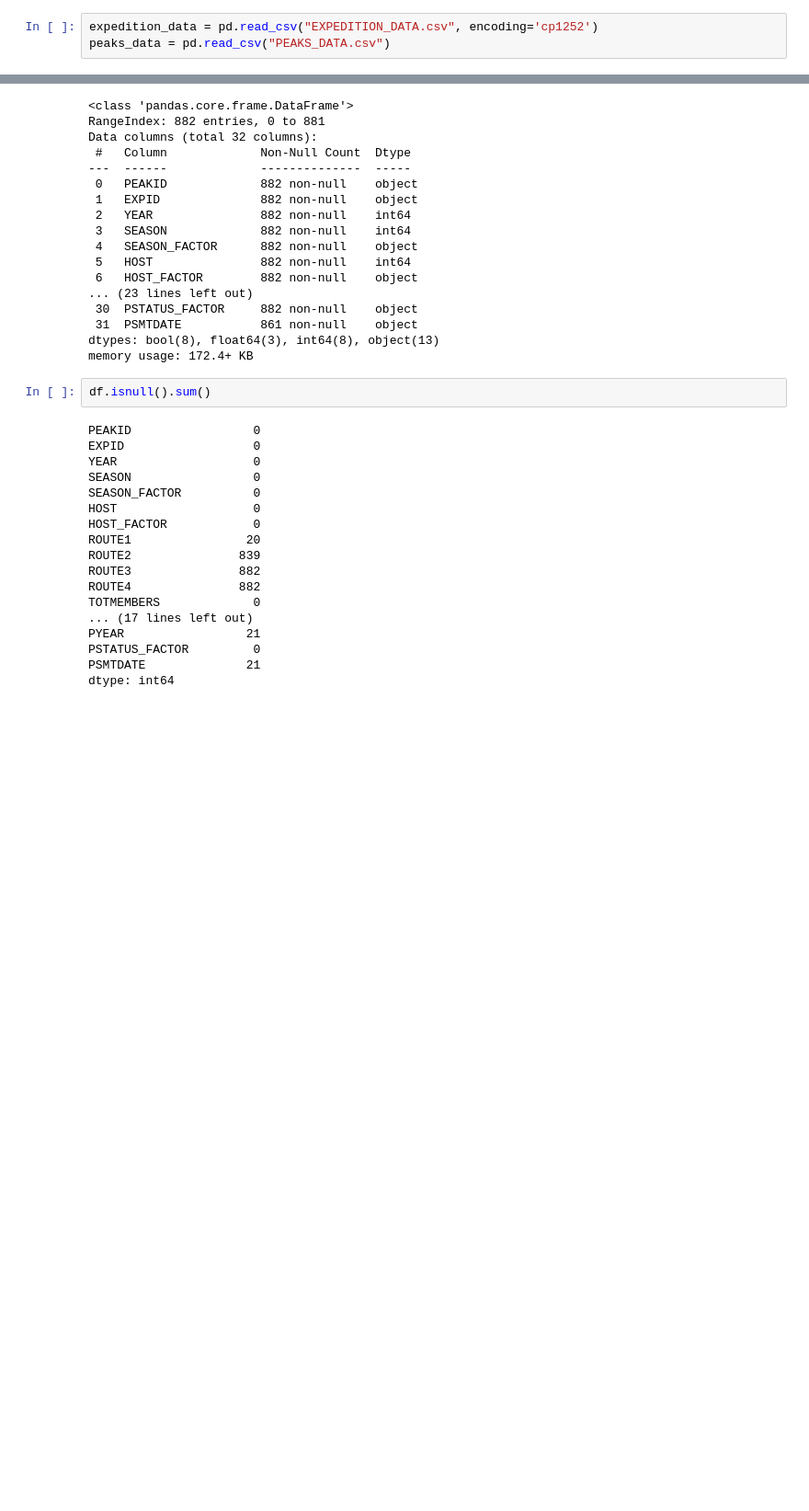
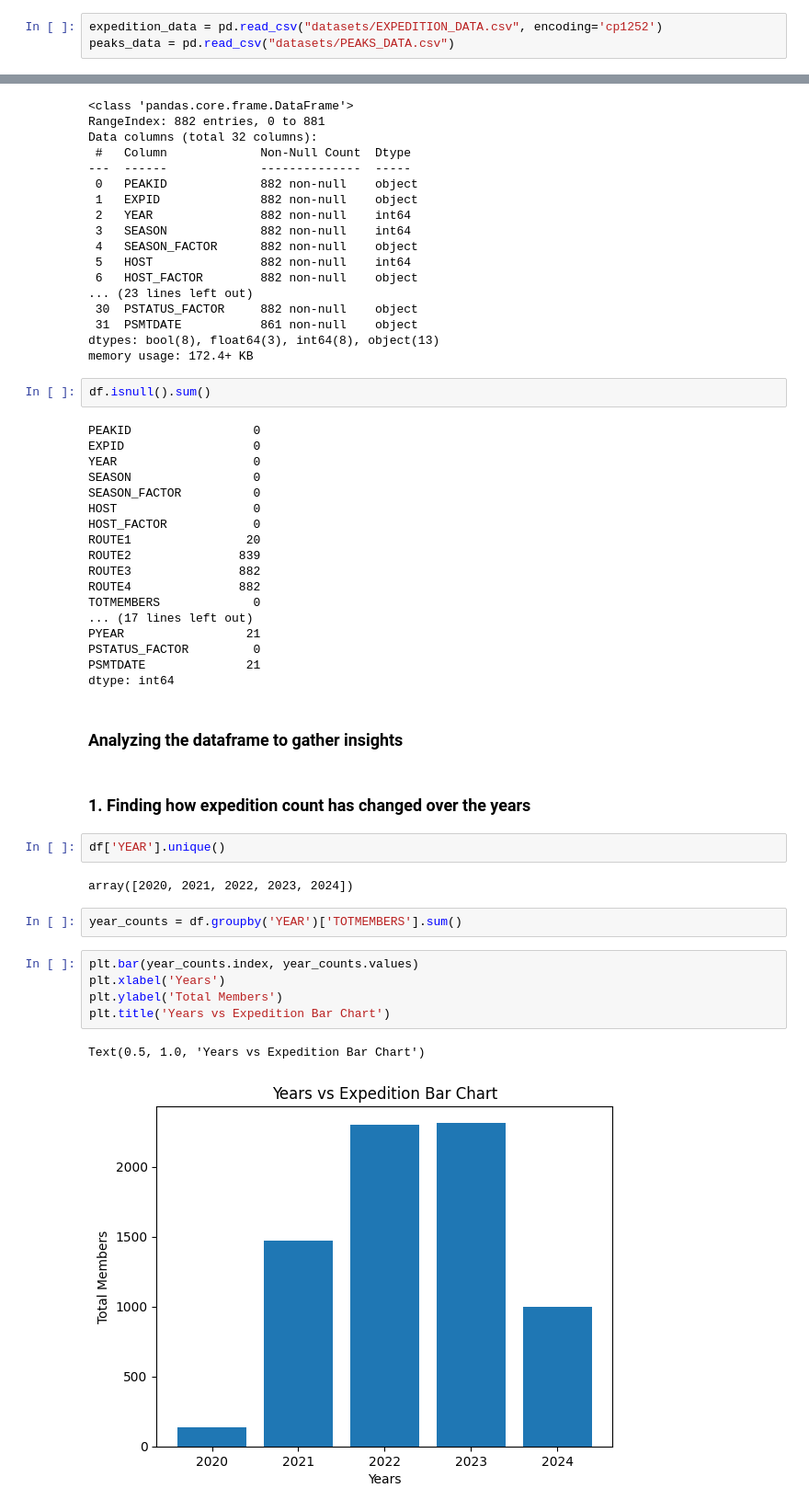
Before and after one commit to lazy-upa/Mountaineering-Expedition-Prediction, a Jupyter notebook: analysis.ipynb, the cells around one changed output, grey strips where cells are left out. Shown at 92% size. Cells and saved outputs as stored; diff of their text form; blank space fills up the shorter version.

Commit message:
Organized the folders and did some analyzing

```diff
--- a/analysis.ipynb
+++ b/analysis.ipynb
@@ -7,8 +6,8 @@ import matplotlib.pyplot as plt
 # %% [markdown]
 ### Reading the datasets
 # %%
-expedition_data = pd.read_csv("EXPEDITION_DATA.csv", encoding='cp1252')
-peaks_data = pd.read_csv("PEAKS_DATA.csv")
+expedition_data = pd.read_csv("datasets/EXPEDITION_DATA.csv", encoding='cp1252')
+peaks_data = pd.read_csv("datasets/PEAKS_DATA.csv")
 # %% [markdown]
 ### Inspecting the datasets
 # %%
@@ -160,3 +159,21 @@ PYEAR                 21
 PSTATUS_FACTOR         0
 PSMTDATE              21
 dtype: int64
+# %% [markdown]
+### Analyzing the dataframe to gather insights
+# %% [markdown]
+### **1. Finding how expedition count has changed over the years**
+# %%
+df['YEAR'].unique()
+# %% [output]
+array([2020, 2021, 2022, 2023, 2024])
+# %%
+year_counts = df.groupby('YEAR')['TOTMEMBERS'].sum()
+# %%
+plt.bar(year_counts.index, year_counts.values)
+plt.xlabel('Years')
+plt.ylabel('Total Members')
+plt.title('Years vs Expedition Bar Chart')
+# %% [output]
+Text(0.5, 1.0, 'Years vs Expedition Bar Chart')
+[figure, added]
```
Also changed, not shown: parts of 18 cells of this notebook, 2 other files.
